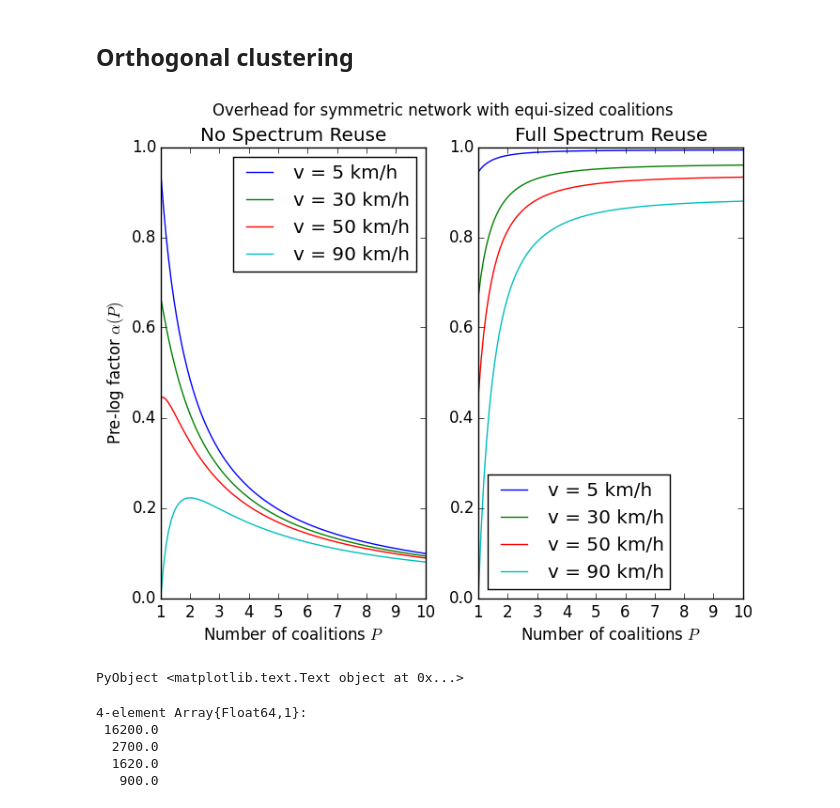
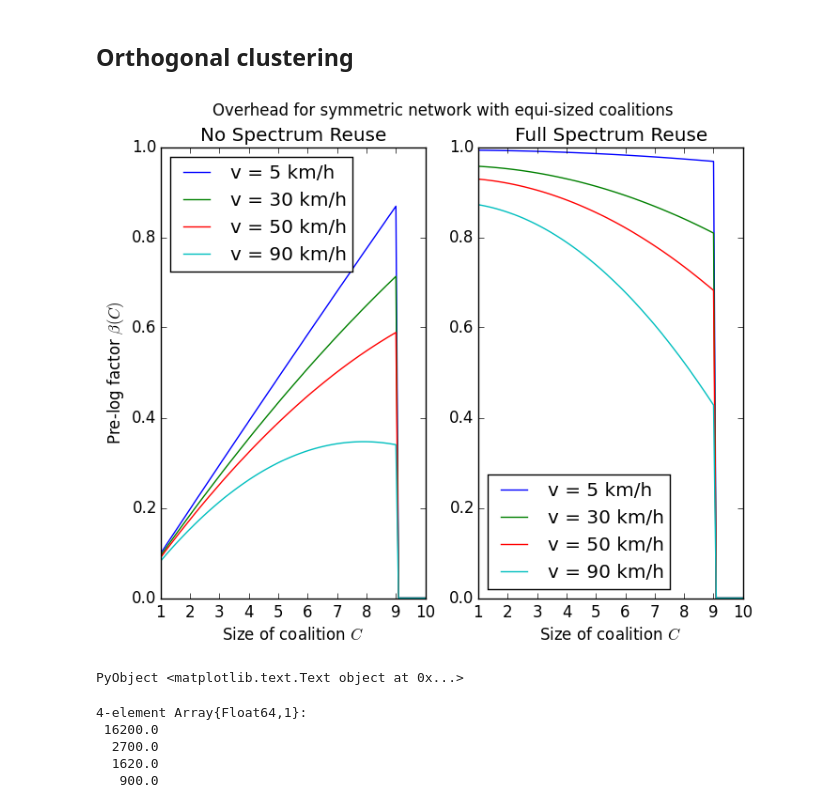
Before and after one commit to rasmusbrandt/DistributedBaseStationClustering.jl, a Jupyter notebook: support/CSI_acquisition_overhead.ipynb, the cells around one changed output. Drawn from its saved outputs; the diff is of its cells as text; code cells hidden in the pictures.

Commit message:
Overhead now function of cluster size. Take into account IA feasibility in prelog.

```diff
--- a/support/CSI_acquisition_overhead.ipynb
+++ b/support/CSI_acquisition_overhead.ipynb
@@ -7,11 +7,14 @@ INFO: Loading help data...
 # %% [markdown]
 ## Scenario definition
 # %%
-I = 10; Kc = 2
-M = 4; N = 2
+I = 10; Kc = 1
+M = 5; N = 5
 d = 1;
 vs_kmh = [5, 30, 50, 90]; # Speeds in [km/h]
 
 fc = 2e9; # Carrier frequency [Hz]
 Wc = 300e3; # Coherence bandwith in [Hz]
+
+# This is given by IA feasibility
+max_cluster_size = 9
 # %% [output]
@@ -33,33 +36,52 @@ Tcs = ceil(1./(2fds))
 ## Orthogonal clustering
 # %%
 subplot(1, 2, 1)
-α(P, Tc) = max(0, 1./P - (1/Tc)*((I./P)*(M + Kc*(N + d)) + (I./P).^2*Kc*M))
-Ps = linspace(1,I)
+β(C, Tc) = begin
+    betas = zeros(C)
+    for n = 1:length(C)
+        if C[n] <= max_cluster_size
+            betas[n] = max(0, C[n]/I - (1/Tc)*(C[n]*(M + Kc*(N + d)) + C[n]^2*Kc*M))
+        else
+            betas[n] = 0.
+        end
+    end
+    betas
+end
+Cs = linspace(1,I)
 for idx = 1:length(Tcs)
     Tc = Tcs[idx]; v_kmh = vs_kmh[idx]
-    plot(Ps, α(Ps, Tc), label=string("v = ", v_kmh, " km/h"))
+    plot(Cs, β(Cs, Tc), label=string("v = ", v_kmh, " km/h"))
 end
 title("No Spectrum Reuse")
-xlabel(L"Number of coalitions $P$")
-ylabel(L"Pre-log factor $\alpha(P)$")
+xlabel(L"Size of coalition $C$")
+ylabel(L"Pre-log factor $\beta(C)$")
 ylim(0,1)
 legend(loc="best")
 
 subplot(1, 2, 2)
-α(P, Tc) = max(0, 1 - (1/Tc)*(I*(M + Kc*(N + d)) + (I./P).^2*Kc*M))
-Ps = linspace(1,I)
+β(C, Tc) = begin
+    betas = zeros(C)
+    for n = 1:length(C)
+        if C[n] <= max_cluster_size
+            betas[n] = max(0, 1 - (1/Tc)*(I*(M + Kc*(N + d)) + C[n]^2*Kc*M))
+        else
+            betas[n] = 0.
+        end
+    end
+    betas
+end
 for idx = 1:length(Tcs)
     Tc = Tcs[idx]; v_kmh = vs_kmh[idx]
-    plot(Ps, α(Ps, Tc), label=string("v = ", v_kmh, " km/h"))
+    plot(Cs, β(Cs, Tc), label=string("v = ", v_kmh, " km/h"))
 end
 title("Full Spectrum Reuse")
-xlabel(L"Number of coalitions $P$")
+xlabel(L"Size of coalition $C$")
 ylim(0,1)
 legend(loc="best")
 
 suptitle("Overhead for symmetric network with equi-sized coalitions")
 # %% [output]
-[figure, old version]
+[figure, new version]
 PyObject <matplotlib.text.Text object at 0x...>
 # %%
 Tcs
```
Also changed, not shown: parts of 1 cell of this notebook.
